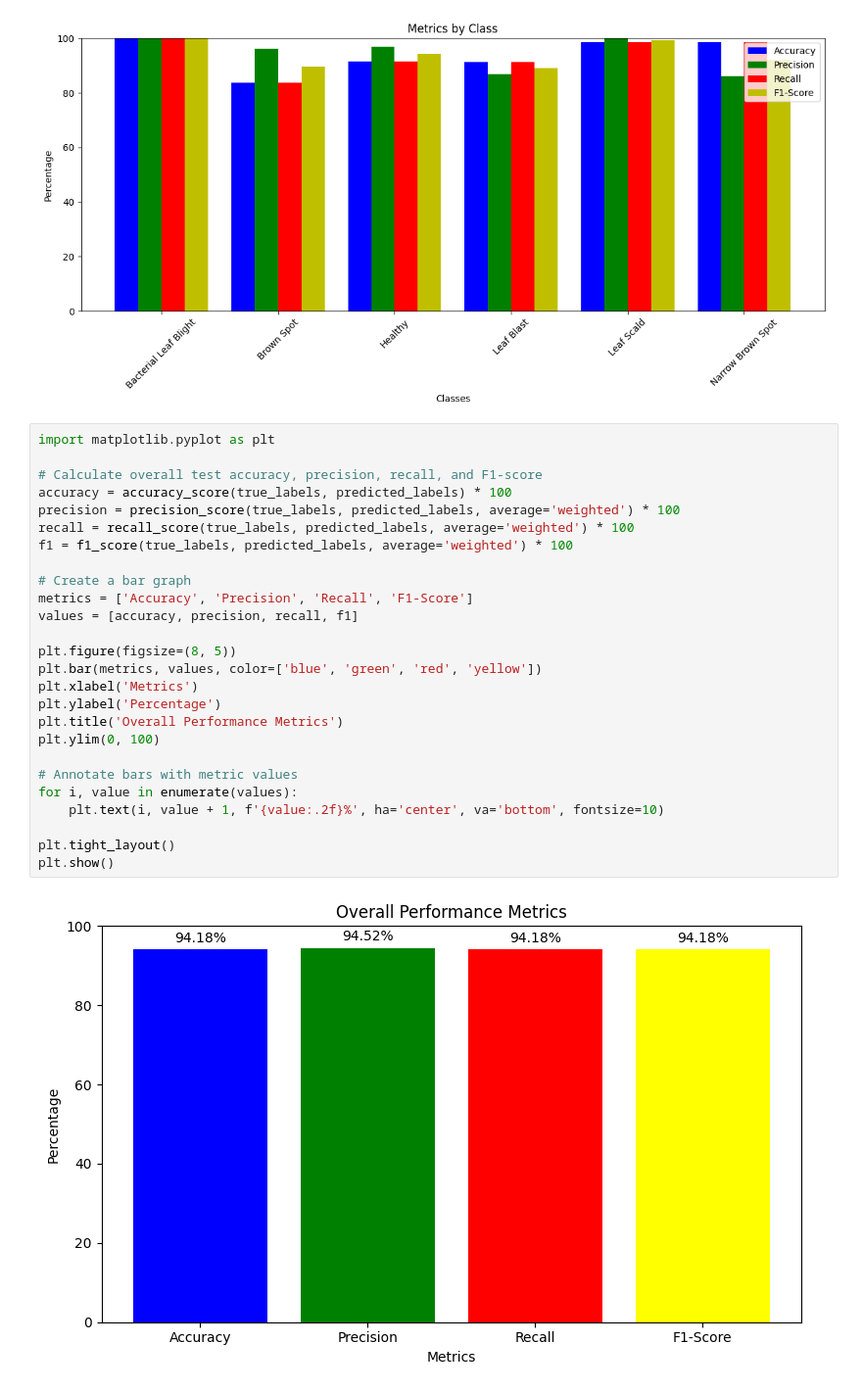
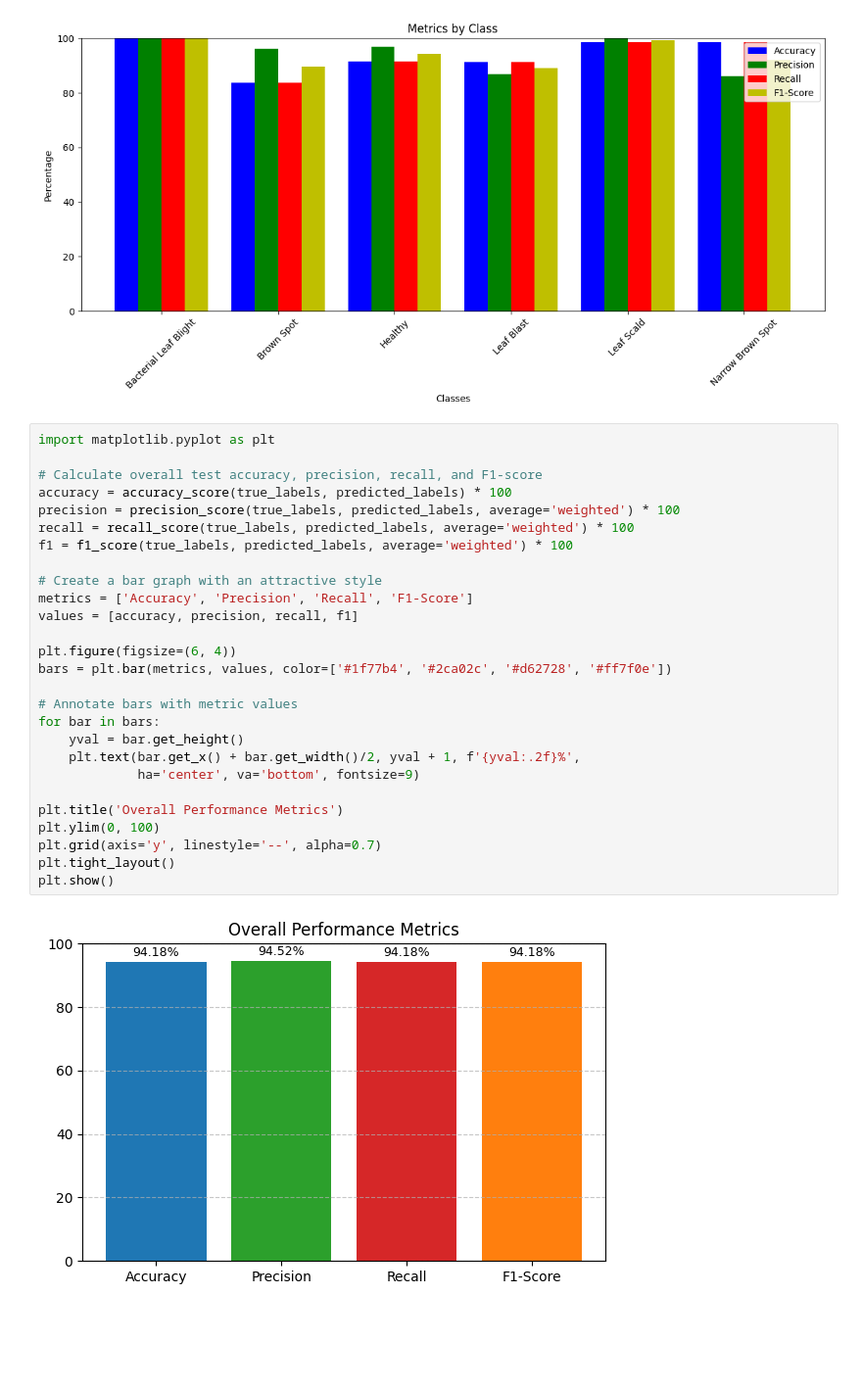
Before and after one commit to elavens/RicePlantDiseasesClassification, a Jupyter notebook: rpdc6.ipynb, the cells around one changed output. Shown: that part at 98% size. Cells and saved outputs as stored; diff of their text form; blank space fills up the shorter version.

```diff
--- a/rpdc6.ipynb
+++ b/rpdc6.ipynb
@@ -410,28 +410,29 @@ plt.show()
 # %%
 import matplotlib.pyplot as plt
 
 # Calculate overall test accuracy, precision, recall, and F1-score
 accuracy = accuracy_score(true_labels, predicted_labels) * 100
 precision = precision_score(true_labels, predicted_labels, average='weighted') * 100
 recall = recall_score(true_labels, predicted_labels, average='weighted') * 100
 f1 = f1_score(true_labels, predicted_labels, average='weighted') * 100
 
-# Create a bar graph
+# Create a bar graph with an attractive style
 metrics = ['Accuracy', 'Precision', 'Recall', 'F1-Score']
 values = [accuracy, precision, recall, f1]
 
-plt.figure(figsize=(8, 5))
-plt.bar(metrics, values, color=['blue', 'green', 'red', 'yellow'])
-plt.xlabel('Metrics')
-plt.ylabel('Percentage')
+plt.figure(figsize=(6, 4))
+bars = plt.bar(metrics, values, color=['#1f77b4', '#2ca02c', '#d62728', '#ff7f0e'])
+
+# Annotate bars with metric values
+for bar in bars:
+    yval = bar.get_height()
+    plt.text(bar.get_x() + bar.get_width()/2, yval + 1, f'{yval:.2f}%',
+             ha='center', va='bottom', fontsize=9)
+
 plt.title('Overall Performance Metrics')
 plt.ylim(0, 100)
-
-# Annotate bars with metric values
-for i, value in enumerate(values):
-    plt.text(i, value + 1, f'{value:.2f}%', ha='center', va='bottom', fontsize=10)
-
+plt.grid(axis='y', linestyle='--', alpha=0.7)
 plt.tight_layout()
 plt.show()
 # %% [output]
-[figure, old version]
+[figure, new version]
```
